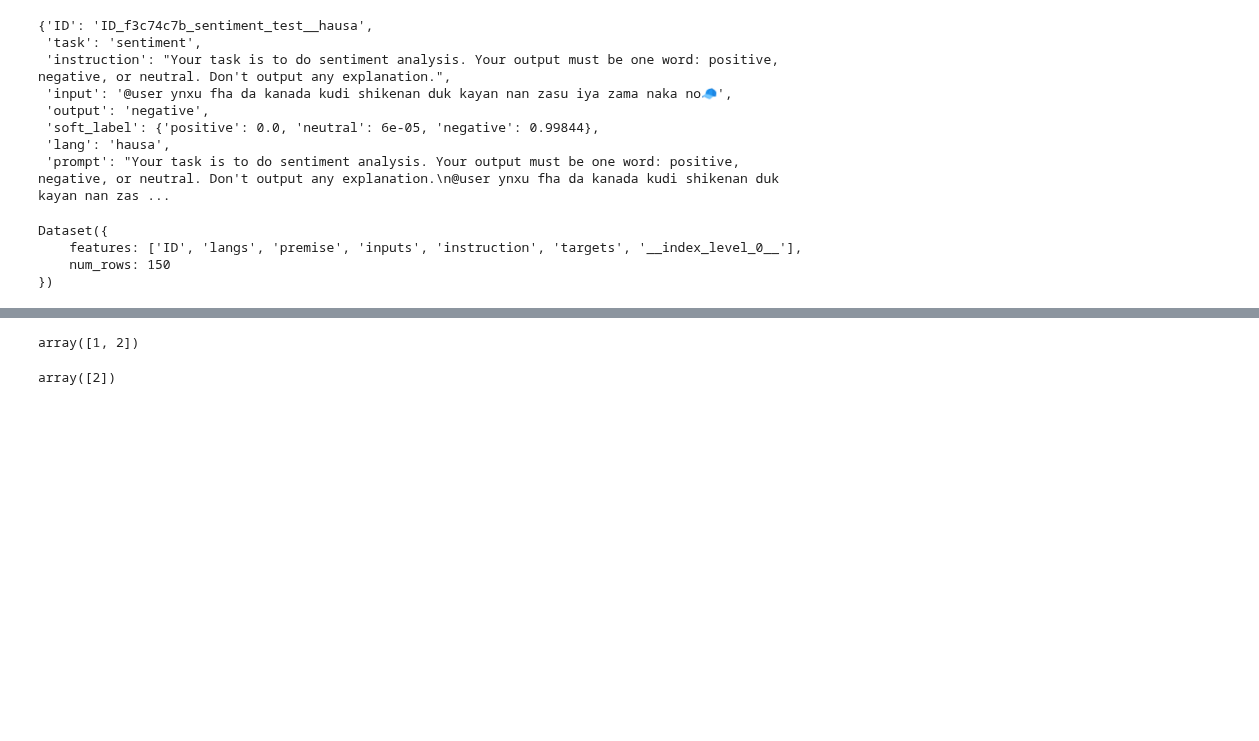
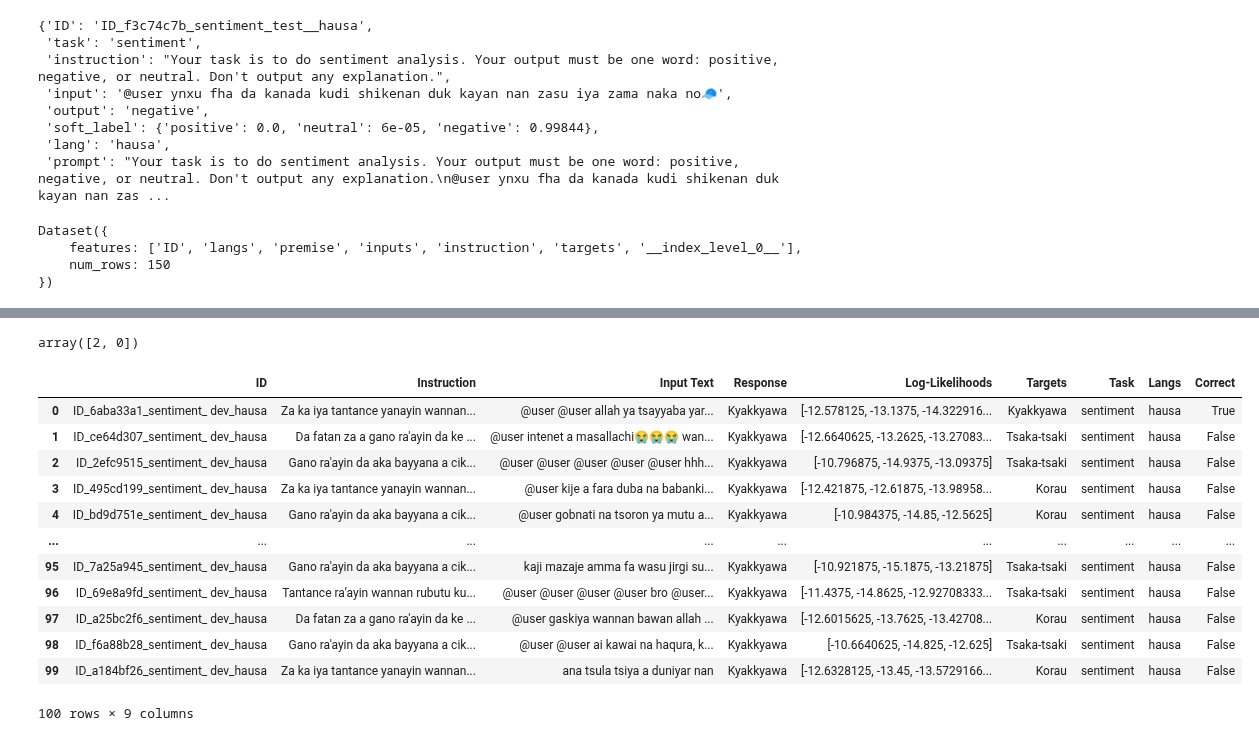
Before and after one commit to melissafasol/InkubaLM-Challenge, a Jupyter notebook: notebooks_ab/distillation.ipynb, the cells around one changed output, grey strips where cells are left out. Cells and saved outputs as stored; diff of their text form; code cells hidden in the pictures; blank space fills up the shorter version.

```diff
--- a/notebooks_ab/distillation.ipynb
+++ b/notebooks_ab/distillation.ipynb
@@ -664,11 +719,22 @@ hau_test = pd.read_csv(os.path.join(output_path,"hau_xnli_prediction_dev.csv"))
 # %%
-swa_test['Response'].unique()
+hau_xnli['Response'].unique()
 # %% [output]
-array([1, 2])
+array([2, 0])
-# %%
-hau_test['Response'].unique()
-# %% [output]
-array([2])
 # %%
-swa_sent = pd.read_csv(os.path.join(output_path,"swa_sentiment_prediction_dev.csv"))
-hau_sent = pd.read_csv(os.path.join(output_path,"hau_sentiment_prediction_dev.csv"))
+swa_sent = pd.read_csv(os.path.join(output_path,"swa_sent_prediction_dev.csv"))
+hau_sent = pd.read_csv(os.path.join(output_path,"hau_sent_prediction_dev.csv"))
+# %%
+target_labels = ['Kyakkyawa', 'Tsaka-tsaki', 'Korau']
+
+# Map integers to label strings
+response_map = {
+    0: 'Kyakkyawa',
+    1: 'Tsaka-tsaki',
+    2: 'Korau'
+}
+
+# Assuming your DataFrame is named `df`
+hau_sent['Response'] = hau_sent['Response'].map(response_map)
+
+# Optional: check where prediction matches ground truth
+hau_sent['Correct'] = hau_sent['Response'] == hau_sent['Targets']
@@ -675 +756,17 @@ hau_sent = pd.read_csv(os.path.join(output_path,"hau_sentiment_prediction_dev.cs
+# %%
+hau_sent
+# %% [output]
+|  | ID | Instruction | Input Text | Response | Log-Likelihoods | Targets | Task | Langs | Correct |
+| 0 | ID_6aba33a1_sentiment_ dev_hausa | Za ka iya tantance yanayin wannan... | @user @user allah ya tsayyaba yar... | Kyakkyawa | [-12.578125, -13.1375, -14.322916... | Kyakkyawa | sentiment | hausa | True |
+| 1 | ID_ce64d307_sentiment_ dev_hausa | Da fatan za a gano ra'ayin da ke ... | @user intenet a masallachi😭😭😭 wan... | Kyakkyawa | [-12.6640625, -13.2625, -13.27083... | Tsaka-tsaki | sentiment | hausa | False |
+| 2 | ID_2efc9515_sentiment_ dev_hausa | Gano ra'ayin da aka bayyana a cik... | @user @user @user @user @user hhh... | Kyakkyawa | [-10.796875, -14.9375, -13.09375] | Tsaka-tsaki | sentiment | hausa | False |
+| 3 | ID_495cd199_sentiment_ dev_hausa | Za ka iya tantance yanayin wannan... | @user kije a fara duba na babanki... | Kyakkyawa | [-12.421875, -12.61875, -13.98958... | Korau | sentiment | hausa | False |
+| 4 | ID_bd9d751e_sentiment_ dev_hausa | Gano ra'ayin da aka bayyana a cik... | @user gobnati na tsoron ya mutu a... | Kyakkyawa | [-10.984375, -14.85, -12.5625] | Korau | sentiment | hausa | False |
+| ... | ... | ... | ... | ... | ... | ... | ... | ... | ... |
+| 95 | ID_7a25a945_sentiment_ dev_hausa | Gano ra'ayin da aka bayyana a cik... | kaji mazaje amma fa wasu jirgi su... | Kyakkyawa | [-10.921875, -15.1875, -13.21875] | Tsaka-tsaki | sentiment | hausa | False |
+| 96 | ID_69e8a9fd_sentiment_ dev_hausa | Tantance ra’ayin wannan rubutu ku... | @user @user @user @user bro @user... | Kyakkyawa | [-11.4375, -14.8625, -12.92708333... | Tsaka-tsaki | sentiment | hausa | False |
+| 97 | ID_a25bc2f6_sentiment_ dev_hausa | Da fatan za a gano ra'ayin da ke ... | @user gaskiya wannan bawan allah ... | Kyakkyawa | [-12.6015625, -13.7625, -13.42708... | Korau | sentiment | hausa | False |
+| 98 | ID_f6a88b28_sentiment_ dev_hausa | Gano ra'ayin da aka bayyana a cik... | @user @user ai kawai na haqura, k... | Kyakkyawa | [-10.6640625, -14.825, -12.625] | Tsaka-tsaki | sentiment | hausa | False |
+| 99 | ID_a184bf26_sentiment_ dev_hausa | Za ka iya tantance yanayin wannan... | ana tsula tsiya a duniyar nan | Kyakkyawa | [-12.6328125, -13.45, -13.5729166... | Korau | sentiment | hausa | False |
+100 rows × 9 columns
 # %%
```
Also changed, not shown: parts of 37 cells of this notebook.
